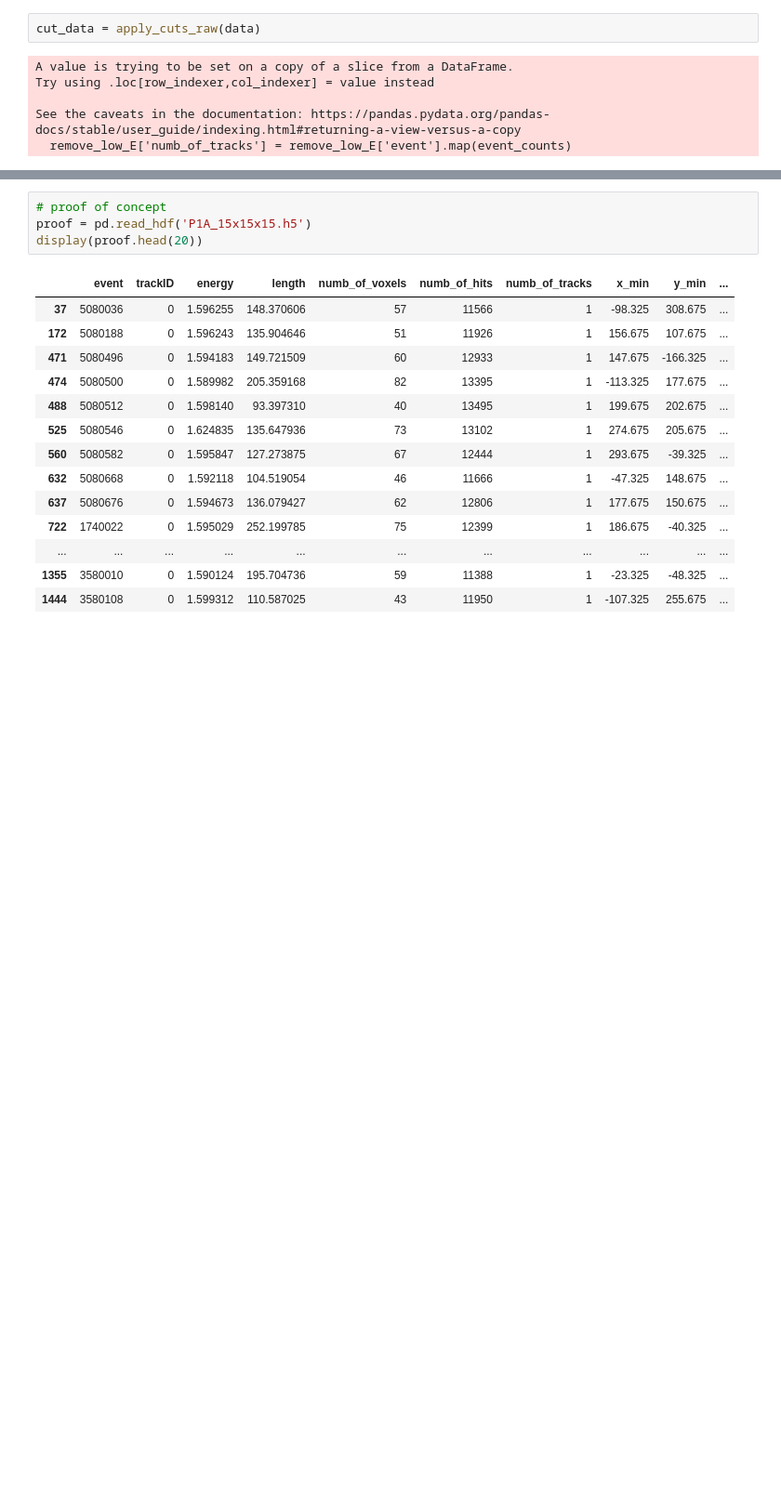
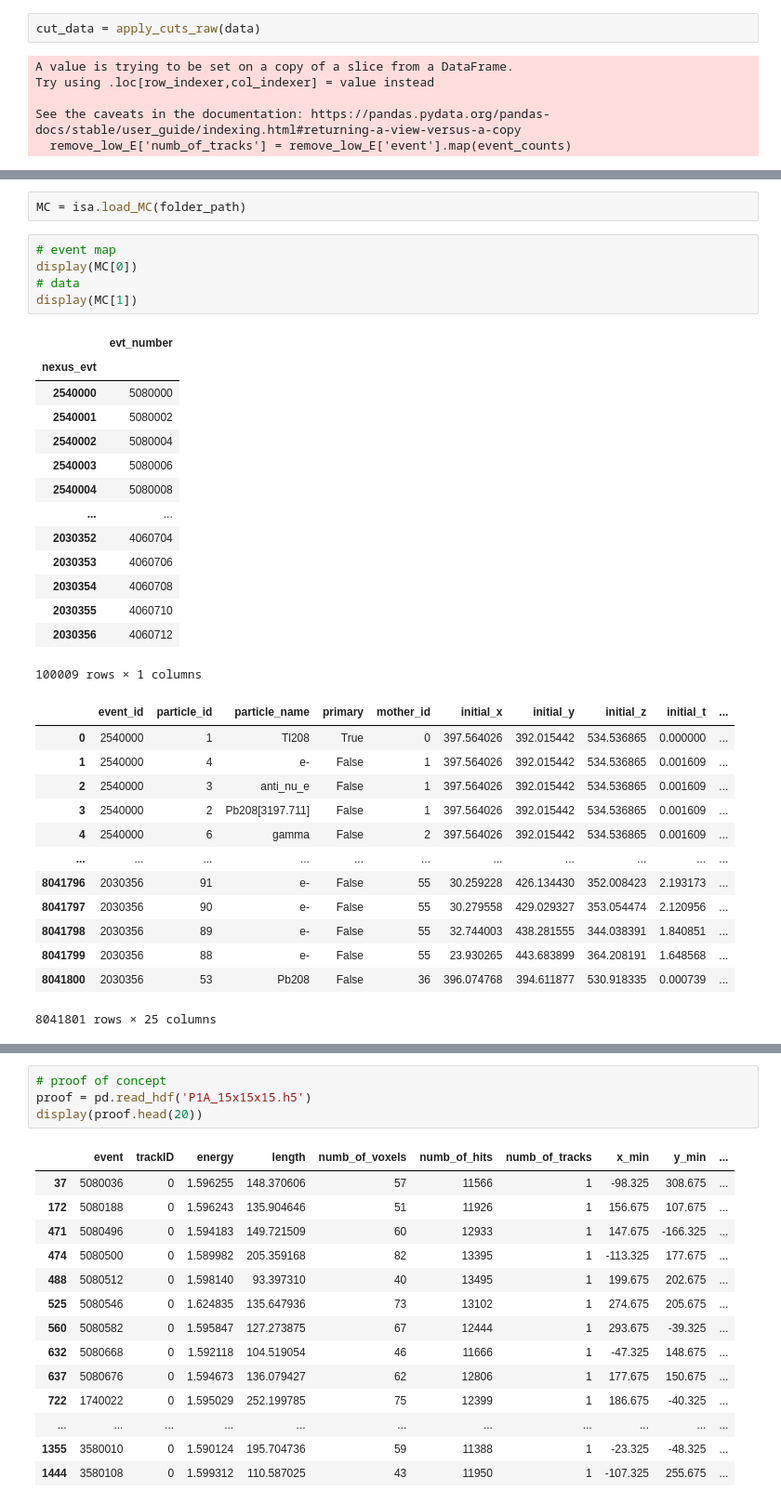
Before and after one commit to jwaiton/next_misc, a Jupyter notebook: Tl_studies/quick_notebooks/collect_cut_data.ipynb, the cells around one changed output, grey strips where cells are left out. Shown: that part at 93% size. Cells and saved outputs as stored; diff of their text form; blank space fills up the shorter version.

```diff
--- a/Tl_studies/quick_notebooks/collect_cut_data.ipynb
+++ b/Tl_studies/quick_notebooks/collect_cut_data.ipynb
@@ -123,0 +132,35 @@ del test
+# %%
+MC = isa.load_MC(folder_path)
+# %%
+# event map
+display(MC[0])
+# data
+display(MC[1])
+# %% [output]
+|  | evt_number |
+| nexus_evt |  |
+| 2540000 | 5080000 |
+| 2540001 | 5080002 |
+| 2540002 | 5080004 |
+| 2540003 | 5080006 |
+| 2540004 | 5080008 |
+| ... | ... |
+| 2030352 | 4060704 |
+| 2030353 | 4060706 |
+| 2030354 | 4060708 |
+| 2030355 | 4060710 |
+| 2030356 | 4060712 |
+100009 rows × 1 columns
+|  | event_id | particle_id | particle_name | primary | mother_id | initial_x | initial_y | initial_z | initial_t | ... |
+| 0 | 2540000 | 1 | Tl208 | True | 0 | 397.564026 | 392.015442 | 534.536865 | 0.000000 | ... |
+| 1 | 2540000 | 4 | e- | False | 1 | 397.564026 | 392.015442 | 534.536865 | 0.001609 | ... |
+| 2 | 2540000 | 3 | anti_nu_e | False | 1 | 397.564026 | 392.015442 | 534.536865 | 0.001609 | ... |
+| 3 | 2540000 | 2 | Pb208[3197.711] | False | 1 | 397.564026 | 392.015442 | 534.536865 | 0.001609 | ... |
+| 4 | 2540000 | 6 | gamma | False | 2 | 397.564026 | 392.015442 | 534.536865 | 0.001609 | ... |
+| ... | ... | ... | ... | ... | ... | ... | ... | ... | ... | ... |
+| 8041796 | 2030356 | 91 | e- | False | 55 | 30.259228 | 426.134430 | 352.008423 | 2.193173 | ... |
+| 8041797 | 2030356 | 90 | e- | False | 55 | 30.279558 | 429.029327 | 353.054474 | 2.120956 | ... |
+| 8041798 | 2030356 | 89 | e- | False | 55 | 32.744003 | 438.281555 | 344.038391 | 1.840851 | ... |
+| 8041799 | 2030356 | 88 | e- | False | 55 | 23.930265 | 443.683899 | 364.208191 | 1.648568 | ... |
+| 8041800 | 2030356 | 53 | Pb208 | False | 36 | 396.074768 | 394.611877 | 530.918335 | 0.000739 | ... |
+8041801 rows × 25 columns
```
Also changed, not shown: parts of 17 cells of this notebook, 29 other files.
